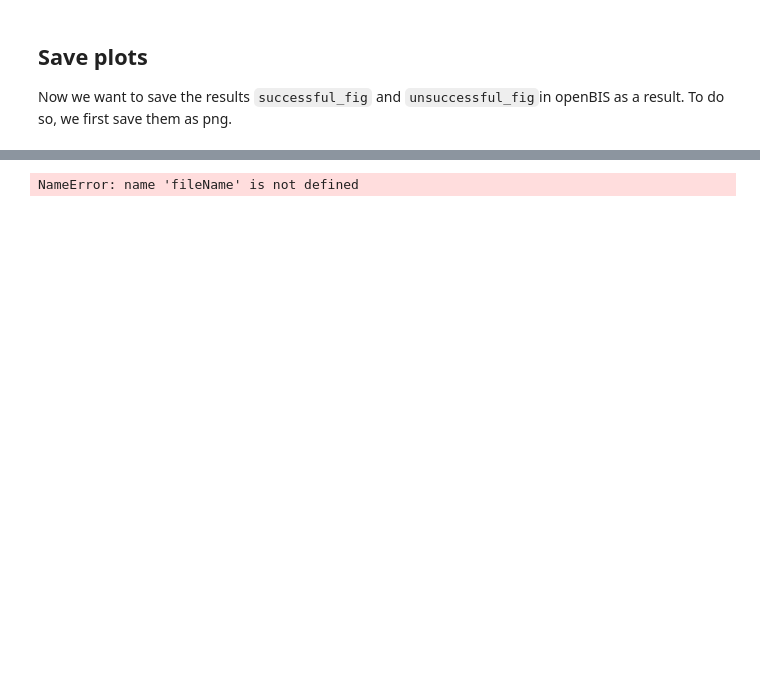
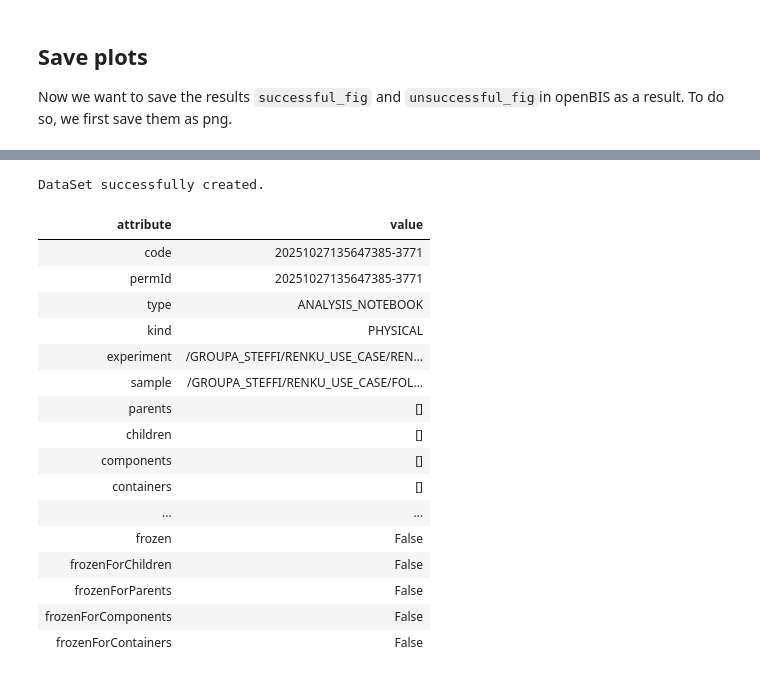
Before and after one commit to empa-scientific-it/openbis-renku, a Jupyter notebook: openBIS-Connection.ipynb, the cells around one changed output, grey strips where cells are left out. Saved outputs shown, nothing was run; the diff lists cells and outputs as text; code cells hidden in the pictures; blank space fills up the shorter version.

Commit message:
working version

```diff
--- a/openBIS-Connection.ipynb
+++ b/openBIS-Connection.ipynb
@@ -308,21 +358,37 @@ Notebookname
 # %%
-# this is copy paste from openBIS jupyter environment to convert this notebook to a HTML
-# it doesn't work for me, but I couldn't figure out what is the problem
+# The following lines will save a html of this jupyter notebook to the session here
 
 from nbconvert import HTMLExporter
 import codecs
 import nbformat
 
 exporter = HTMLExporter()
-output_notebook = nbformat.read(fileName, as_version=4)
+output_notebook = nbformat.read(Notebookname, as_version=4)
 output, resources = exporter.from_notebook_node(output_notebook)
-codecs.open(fileName + '.html', 'w', encoding='utf-8').write(output)
+codecs.open(Notebookname + '.html', 'w', encoding='utf-8').write(output)
-# %% [output]
-NameError: name 'fileName' is not defined
 # %%
 #save HTML as analyzed notebook to openBIS
 dest_object = ob_connection.get_object("/GROUPA_STEFFI/RENKU_USE_CASE/FOLDER4") #identifier to destination in openBIS
 
-ds_new = ob_connection.new_dataset(sample=dest_object, files=[Notebookname], type="ANALYSIS_NOTEBOOK",
+ds_new = ob_connection.new_dataset(sample=dest_object, files=[Notebookname, Notebookname +'.html'], type="ANALYSIS_NOTEBOOK",
                                   props={'$name': "Data Plot Notebook", 'notes': "Notebook to plot all measurements"}) #to give the folder a name as well
 ds_new.save()
+# %% [output]
+DataSet successfully created.
+| attribute | value |
+| code | 20251027135647385-3771 |
+| permId | 20251027135647385-3771 |
+| type | ANALYSIS_NOTEBOOK |
+| kind | PHYSICAL |
+| experiment | /GROUPA_STEFFI/RENKU_USE_CASE/REN... |
+| sample | /GROUPA_STEFFI/RENKU_USE_CASE/FOL... |
+| parents | [] |
+| children | [] |
+| components | [] |
+| containers | [] |
+| ... | ... |
+| frozen | False |
+| frozenForChildren | False |
+| frozenForParents | False |
+| frozenForComponents | False |
+| frozenForContainers | False |
```
Also changed, not shown: parts of 9 cells of this notebook, 1 other file.
